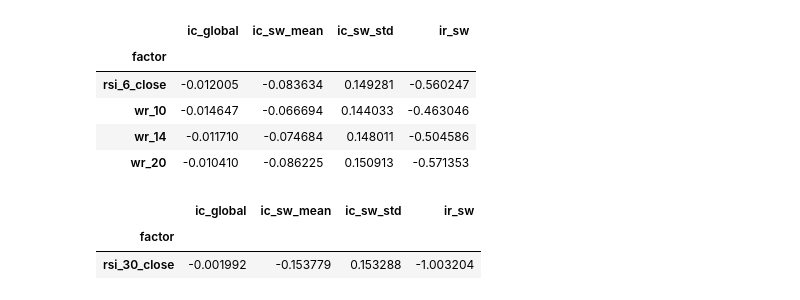
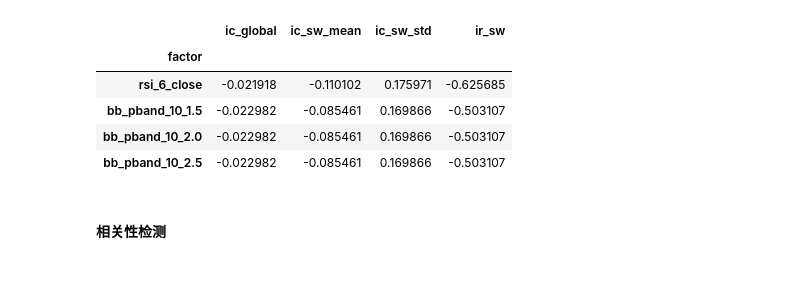
Before and after one commit to cziwen/TockFormer, a Jupyter notebook: measureFeature.ipynb, the cells around one changed output. Saved outputs shown, nothing was run; the diff lists cells and outputs as text; code cells hidden in the pictures.

```diff
--- a/measureFeature.ipynb
+++ b/measureFeature.ipynb
@@ -8,4 +13,4 @@ import matplotlib.pyplot as plt
 # %%
-df = pd.read_csv ('SPY_2020-01-01_2025-05-07_5m_raw.csv')
+df = pd.read_csv ('SPY_2020-01-01_2025-05-07_1m_raw.csv')
 df.shape
 # %% [output]
@@ -13,5 +18,5 @@ df.shape
 # %%
 finfact = FactorFactory ()
-df = finfact.generate_factors (df)
+df = finfact.generate_factors (df, include_bounded_factors=False)
 df.shape
 # %% [output]
@@ -19,7 +24,6 @@ df.shape
 # %%
 # 去掉 null
-first_valid_idx = df[df.notnull().all(axis=1)].index[0]
-df = df.loc[first_valid_idx:].reset_index(drop=True)
+df = df.dropna()
 
 # 计算每列的缺失值数量
 null_counts = df.isnull().sum()
@@ -64,9 +56,9 @@ print(len(usable_factors))
 # %%
 results = evaluate_time_series_ic(
     df=df,
-    factors=usable_factors,
+    factors=df.columns.tolist(),
     target_col='close',
-    forward=3,        # 往后 3 个 timestamp
+    forward=5,        # 往后 3 个 timestamp
     date_col='timestamp',
     window=100,
     n_jobs=8
@@ -94,16 +86,12 @@ results
 # %%
 # 选择出优质因子
-results[results['ic_global'].abs () > 0.01]
+results[results['ic_global'].abs () > 0.02]
 # %% [output]
 |  | ic_global | ic_sw_mean | ic_sw_std | ir_sw |
 | factor |  |  |  |  |
-| rsi_6_close | -0.012005 | -0.083634 | 0.149281 | -0.560247 |
-| wr_10 | -0.014647 | -0.066694 | 0.144033 | -0.463046 |
-| wr_14 | -0.011710 | -0.074684 | 0.148011 | -0.504586 |
-| wr_20 | -0.010410 | -0.086225 | 0.150913 | -0.571353 |
+| rsi_6_close | -0.021918 | -0.110102 | 0.175971 | -0.625685 |
+| bb_pband_10_1.5 | -0.022982 | -0.085461 | 0.169866 | -0.503107 |
+| bb_pband_10_2.0 | -0.022982 | -0.085461 | 0.169866 | -0.503107 |
+| bb_pband_10_2.5 | -0.022982 | -0.085461 | 0.169866 | -0.503107 |
-# %%
-results[results['ir_sw'].abs () > 1]
-# %% [output]
-|  | ic_global | ic_sw_mean | ic_sw_std | ir_sw |
-| factor |  |  |  |  |
-| rsi_30_close | -0.001992 | -0.153779 | 0.153288 | -1.003204 |
+# %% [markdown]
+#### 相关性检测
```
Also changed, not shown: parts of 15 cells of this notebook, 4 other files.
